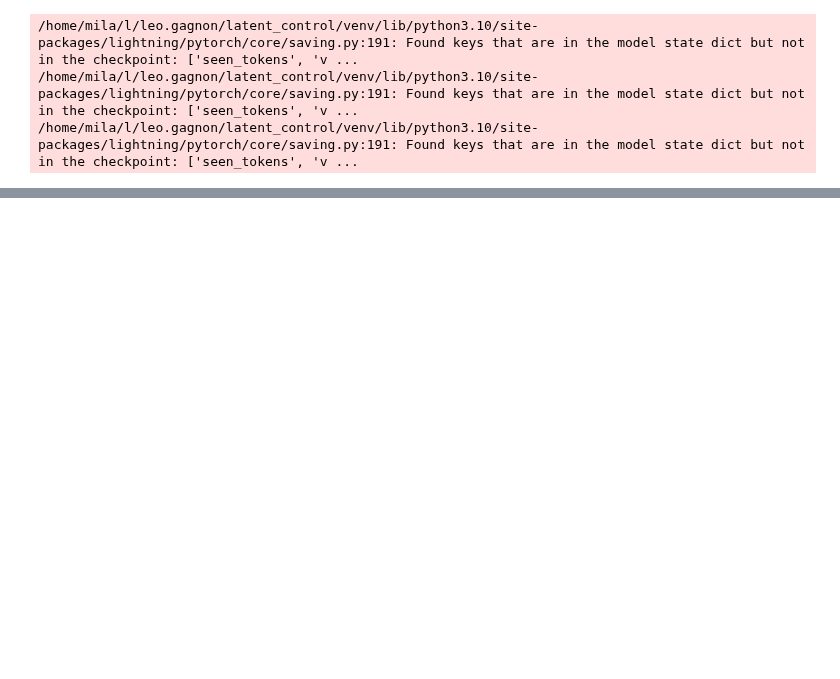
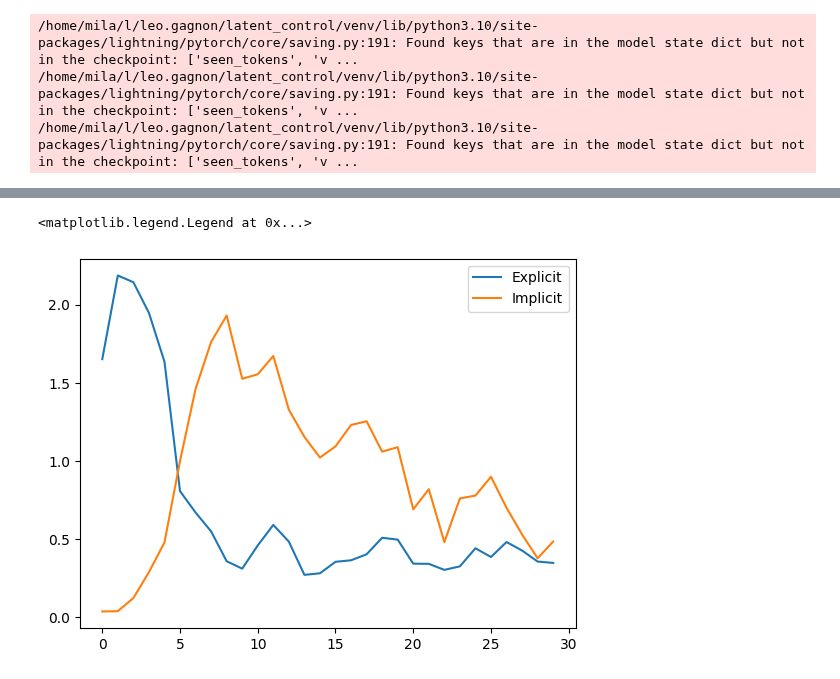
Before and after one commit to leogagnon/latent_control, a Jupyter notebook: notebooks/diffusion.ipynb, the cells around one changed output, grey strips where cells are left out. Drawn from its saved outputs; the diff is of its cells as text; code cells hidden in the pictures; blank space fills up the shorter version.

Commit message:
diffusion noteboook : explicit kinda works!

```diff
--- a/notebooks/diffusion.ipynb
+++ b/notebooks/diffusion.ipynb
@@ -299,0 +206,17 @@ len(preds)
+# %%
+o_pred_ = jnp.stack(o_pred[::2])
+# %%
+i_pred = torch.stack(o_pred[1::2])
+# %%
+explicit_kl = jax.vmap(jax.vmap(rel_entr))(o_pred_, jax.device_put(t2j(e_pred), o_pred_.device)).sum(-1).mean(0)
+implicit_kl = jax.vmap(jax.vmap(rel_entr))(o_pred_, jax.device_put(t2j(i_pred), o_pred_.device)).sum(-1).mean(0)
+# %%
+explicit_kl_ = jax.vmap(jax.vmap(rel_entr))(jax.device_put(t2j(e_pred), o_pred_.device),o_pred_).sum(-1).mean(0)
+implicit_kl_ = jax.vmap(jax.vmap(rel_entr))(jax.device_put(t2j(i_pred), o_pred_.device),o_pred_).sum(-1).mean(0)
+# %%
+plt.plot((explicit_kl_ + explicit_kl)/2, label='Explicit')
+plt.plot((implicit_kl_ + implicit_kl)/2, label='Implicit')
+plt.legend()
+# %% [output]
+<matplotlib.legend.Legend at 0x...>
+[figure, added]
```
Also changed, not shown: parts of 58 cells of this notebook, 2 other files.
